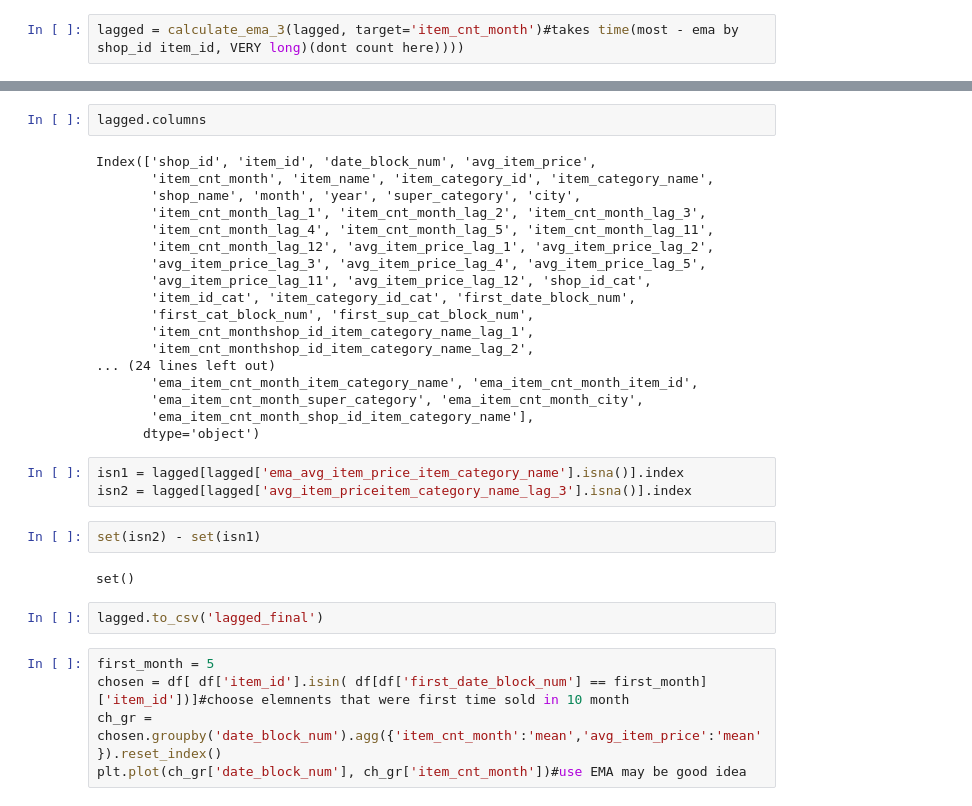
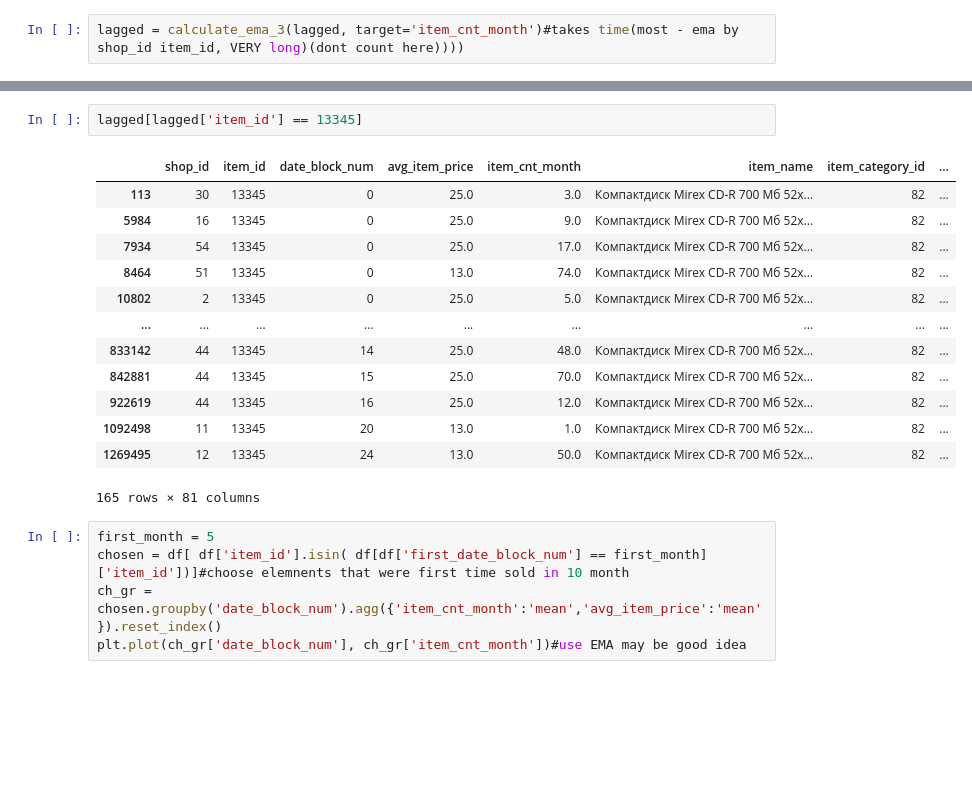
Before and after one commit to valera2444/FutureSalesPrediction, a Jupyter notebook: EDA/EDA_pipeline_EMA.ipynb, the cells around one changed output, grey strips where cells are left out. Drawn from its saved outputs; the diff is of its cells as text; blank space fills up the shorter version.

```diff
--- a/EDA/EDA_pipeline_EMA.ipynb
+++ b/EDA/EDA_pipeline_EMA.ipynb
@@ -347,32 +378,19 @@ np.int64(192456)
 # %%
-lagged.columns
+lagged[lagged['item_id'] == 13345]
 # %% [output]
+|  | shop_id | item_id | date_block_num | avg_item_price | item_cnt_month | item_name | item_category_id | ... |
+| 113 | 30 | 13345 | 0 | 25.0 | 3.0 | Компактдиск Mirex CD-R 700 Мб 52x... | 82 | ... |
+| 5984 | 16 | 13345 | 0 | 25.0 | 9.0 | Компактдиск Mirex CD-R 700 Мб 52x... | 82 | ... |
+| 7934 | 54 | 13345 | 0 | 25.0 | 17.0 | Компактдиск Mirex CD-R 700 Мб 52x... | 82 | ... |
+| 8464 | 51 | 13345 | 0 | 13.0 | 74.0 | Компактдиск Mirex CD-R 700 Мб 52x... | 82 | ... |
+| 10802 | 2 | 13345 | 0 | 25.0 | 5.0 | Компактдиск Mirex CD-R 700 Мб 52x... | 82 | ... |
+| ... | ... | ... | ... | ... | ... | ... | ... | ... |
+| 833142 | 44 | 13345 | 14 | 25.0 | 48.0 | Компактдиск Mirex CD-R 700 Мб 52x... | 82 | ... |
+| 842881 | 44 | 13345 | 15 | 25.0 | 70.0 | Компактдиск Mirex CD-R 700 Мб 52x... | 82 | ... |
+| 922619 | 44 | 13345 | 16 | 25.0 | 12.0 | Компактдиск Mirex CD-R 700 Мб 52x... | 82 | ... |
+| 1092498 | 11 | 13345 | 20 | 13.0 | 1.0 | Компактдиск Mirex CD-R 700 Мб 52x... | 82 | ... |
+| 1269495 | 12 | 13345 | 24 | 13.0 | 50.0 | Компактдиск Mirex CD-R 700 Мб 52x... | 82 | ... |
-Index(['shop_id', 'item_id', 'date_block_num', 'avg_item_price',
-       'item_cnt_month', 'item_name', 'item_category_id', 'item_category_name',
-       'shop_name', 'month', 'year', 'super_category', 'city',
-       'item_cnt_month_lag_1', 'item_cnt_month_lag_2', 'item_cnt_month_lag_3',
-       'item_cnt_month_lag_4', 'item_cnt_month_lag_5', 'item_cnt_month_lag_11',
-       'item_cnt_month_lag_12', 'avg_item_price_lag_1', 'avg_item_price_lag_2',
-       'avg_item_price_lag_3', 'avg_item_price_lag_4', 'avg_item_price_lag_5',
-       'avg_item_price_lag_11', 'avg_item_price_lag_12', 'shop_id_cat',
-       'item_id_cat', 'item_category_id_cat', 'first_date_block_num',
-       'first_cat_block_num', 'first_sup_cat_block_num',
-       'item_cnt_monthshop_id_item_category_name_lag_1',
-       'item_cnt_monthshop_id_item_category_name_lag_2',
-... (24 lines left out)
-       'ema_item_cnt_month_item_category_name', 'ema_item_cnt_month_item_id',
-       'ema_item_cnt_month_super_category', 'ema_item_cnt_month_city',
-       'ema_item_cnt_month_shop_id_item_category_name'],
-      dtype='object')
+165 rows × 81 columns
-# %%
-isn1 = lagged[lagged['ema_avg_item_price_item_category_name'].isna()].index
-isn2 = lagged[lagged['avg_item_priceitem_category_name_lag_3'].isna()].index
-# %%
-set(isn2) - set(isn1)
-# %% [output]
-set()
-# %%
-lagged.to_csv('lagged_final')
 # %%
 first_month = 5
 chosen = df[ df['item_id'].isin( df[df['first_date_block_num'] == first_month]['item_id'])]#choose elemnents that were first time sold in 10 month
```
Also changed, not shown: parts of 28 cells of this notebook, 1 other file.
